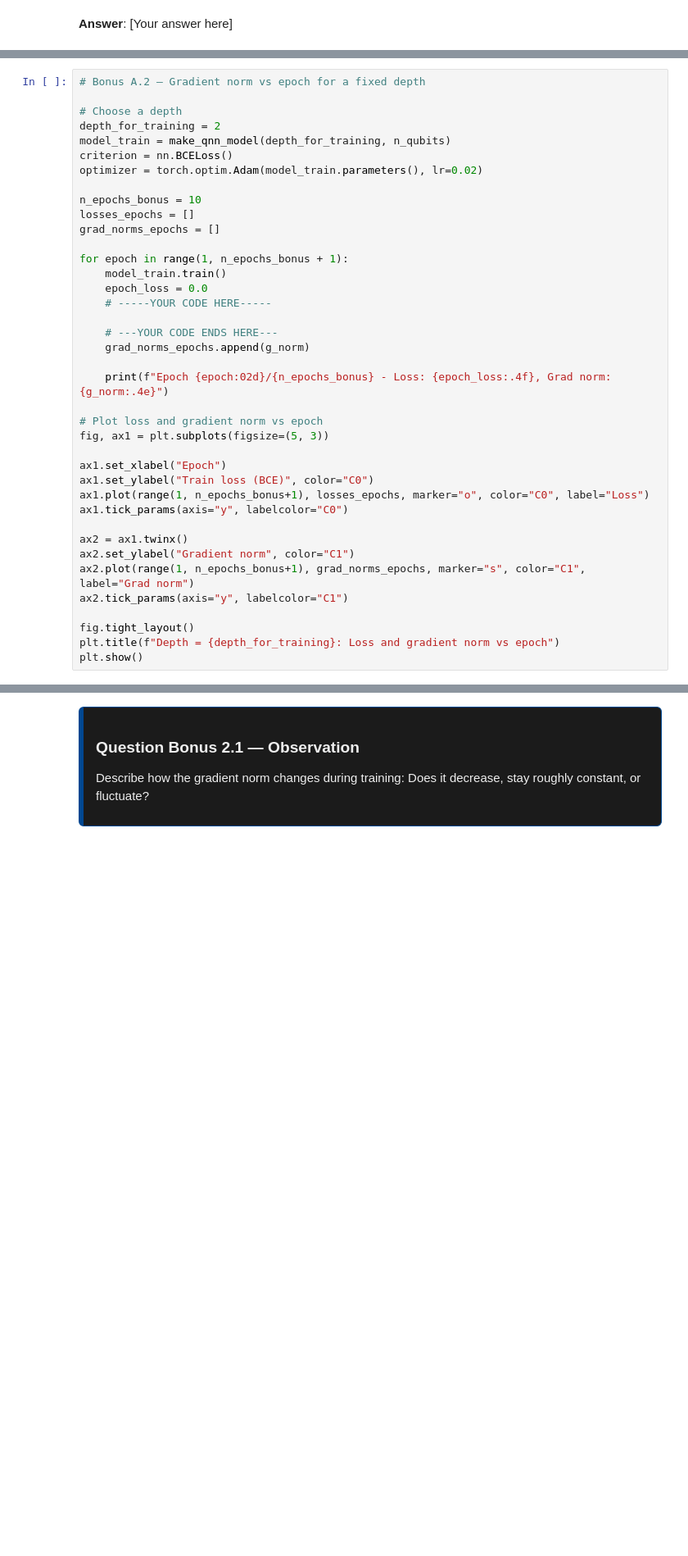
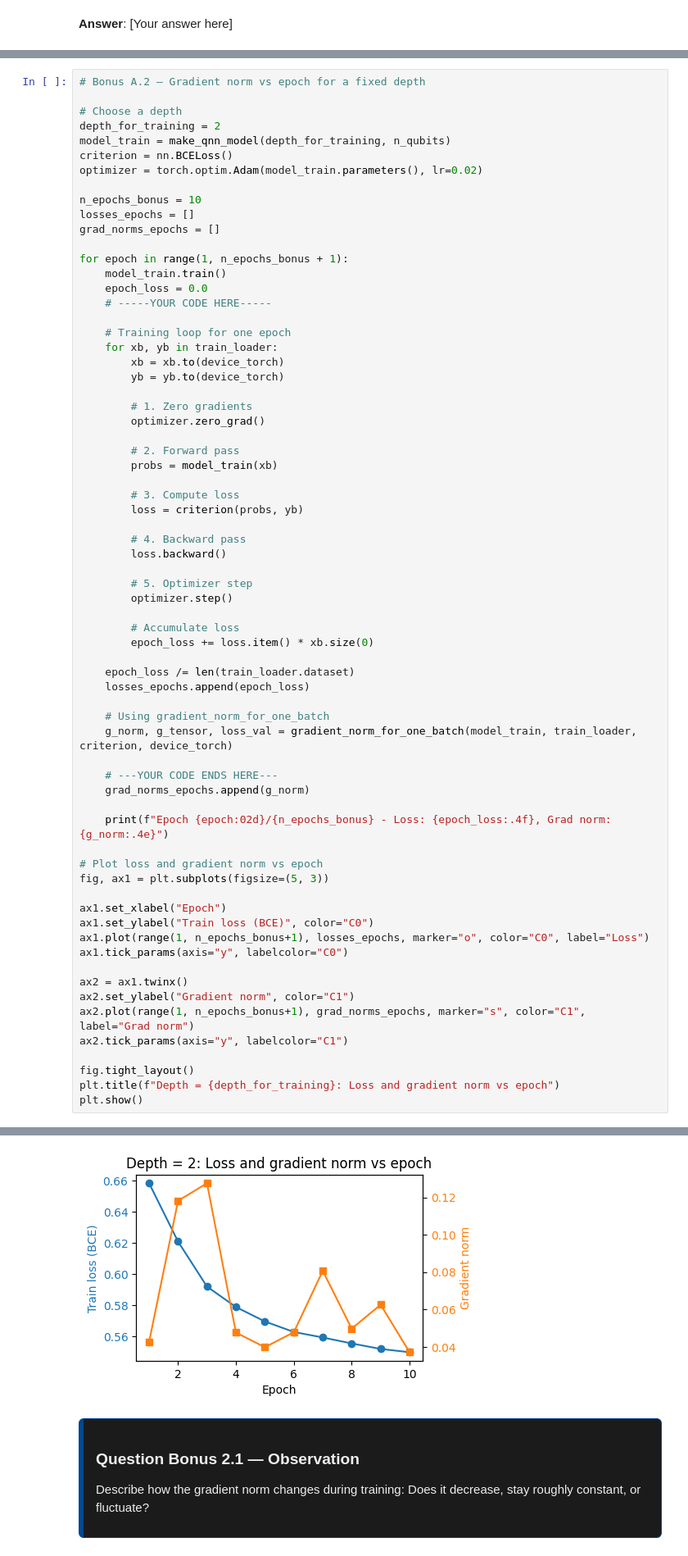
Before and after one commit to ScottMcHaffie/DD2368_assignments, a Jupyter notebook: assignment3/Assignment_3_edy.ipynb, the cells around one changed output, grey strips where cells are left out. Shown at 82% size. Cells and saved outputs as stored; diff of their text form; blank space fills up the shorter version.

```diff
--- a/assignment3/Assignment_3_edy.ipynb
+++ b/assignment3/Assignment_3_edy.ipynb
@@ -739,6 +735,35 @@ for epoch in range(1, n_epochs_bonus + 1):
     model_train.train()
     epoch_loss = 0.0
     # -----YOUR CODE HERE-----
+
+    # Training loop for one epoch
+    for xb, yb in train_loader:
+        xb = xb.to(device_torch)
+        yb = yb.to(device_torch)
+
+        # 1. Zero gradients
+        optimizer.zero_grad()
+
+        # 2. Forward pass
+        probs = model_train(xb)
+
+        # 3. Compute loss
+        loss = criterion(probs, yb)
+
+        # 4. Backward pass
+        loss.backward()
+
+        # 5. Optimizer step
+        optimizer.step()
+
+        # Accumulate loss
+        epoch_loss += loss.item() * xb.size(0)
+
+    epoch_loss /= len(train_loader.dataset)
+    losses_epochs.append(epoch_loss)
+
+    # Using gradient_norm_for_one_batch
+    g_norm, g_tensor, loss_val = gradient_norm_for_one_batch(model_train, train_loader, criterion, device_torch)
 
     # ---YOUR CODE ENDS HERE---
     grad_norms_epochs.append(g_norm)
@@ -761,3 +786,4 @@ ax2.tick_params(axis="y", labelcolor="C1")
 fig.tight_layout()
 plt.title(f"Depth = {depth_for_training}: Loss and gradient norm vs epoch")
 plt.show()
+# %% [output]
@@ -764,3 +800,4 @@ plt.show()
+[figure, added]
 # %% [markdown]
 <div style="max-width: 1200px; margin: auto; border: 1px solid #004791; border-left: 6px solid #004791; border-radius: 6px; padding: 0.8em 1em; background-color: #1b1b1bff; color: #eee;">
 
```
Also changed, not shown: parts of 7 cells of this notebook.
